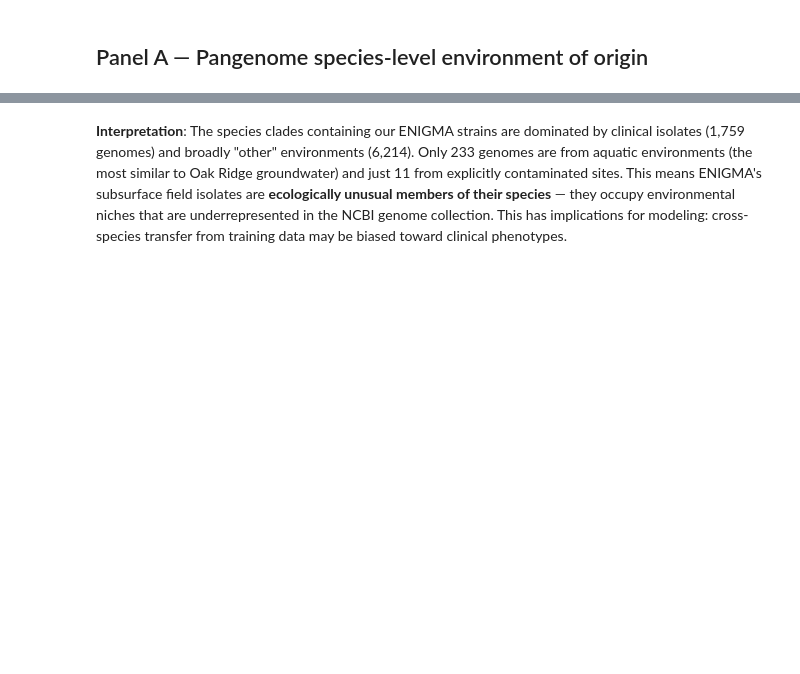
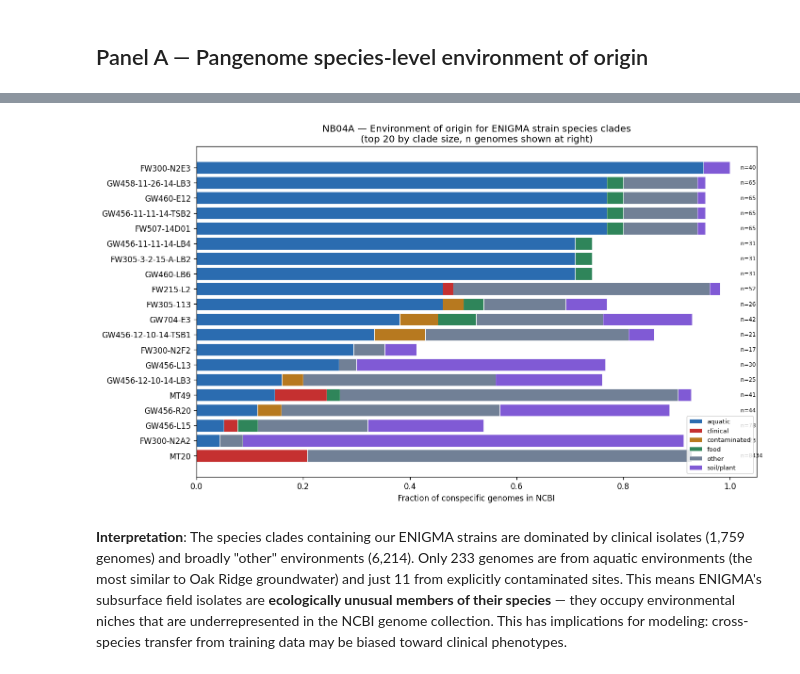
Before and after one commit to kbaseincubator/BERIL-research-observatory, a Jupyter notebook: projects/genotype_to_phenotype_enigma/notebooks/NB04_environmental_context.ipynb, the cells around one changed output, grey strips where cells are left out. Cells and saved outputs as stored; diff of their text form; code cells hidden in the pictures; blank space fills up the shorter version.

```diff
--- a/projects/genotype_to_phenotype_enigma/notebooks/NB04_environmental_context.ipynb
+++ b/projects/genotype_to_phenotype_enigma/notebooks/NB04_environmental_context.ipynb
@@ -47,6 +47,10 @@ Strains with pangenome env profiles: 32
 | 12 | FW507-14D01 | s__Pseudomonas_E_mandelii--RS_GCF... | 65.0 | 50.0 | 0.0 | 1.0 | 0.0 | 9.0 |
 | 13 | FW507-14TSA | s__Pseudomonas_E_piscis--RS_GCF_0... | 10.0 | 3.0 | 0.0 | 5.0 | 0.0 | 2.0 |
 | 14 | FW510-R12 | s__Rhodanobacter_sp000427505--RS_... | 3.0 | 2.0 | 0.0 | 0.0 | 0.0 | 0.0 |
+# %%
+Image(filename=str(FIG / 'NB04_pangenome_env_profiles.png'))
+# %% [output]
+[figure, added]
 # %% [markdown]
 **Interpretation**: The species clades containing our ENIGMA strains are dominated by clinical isolates (1,759 genomes) and broadly "other" environments (6,214). Only 233 genomes are from aquatic environments (the most similar to Oak Ridge groundwater) and just 11 from explicitly contaminated sites. This means ENIGMA's subsurface field isolates are **ecologically unusual members of their species** — they occupy environmental niches that are underrepresented in the NCBI genome collection. This has implications for modeling: cross-species transfer from training data may be biased toward clinical phenotypes.
 # %% [markdown]
```
Also changed, not shown: parts of 3 cells of this notebook, 2 other files.
